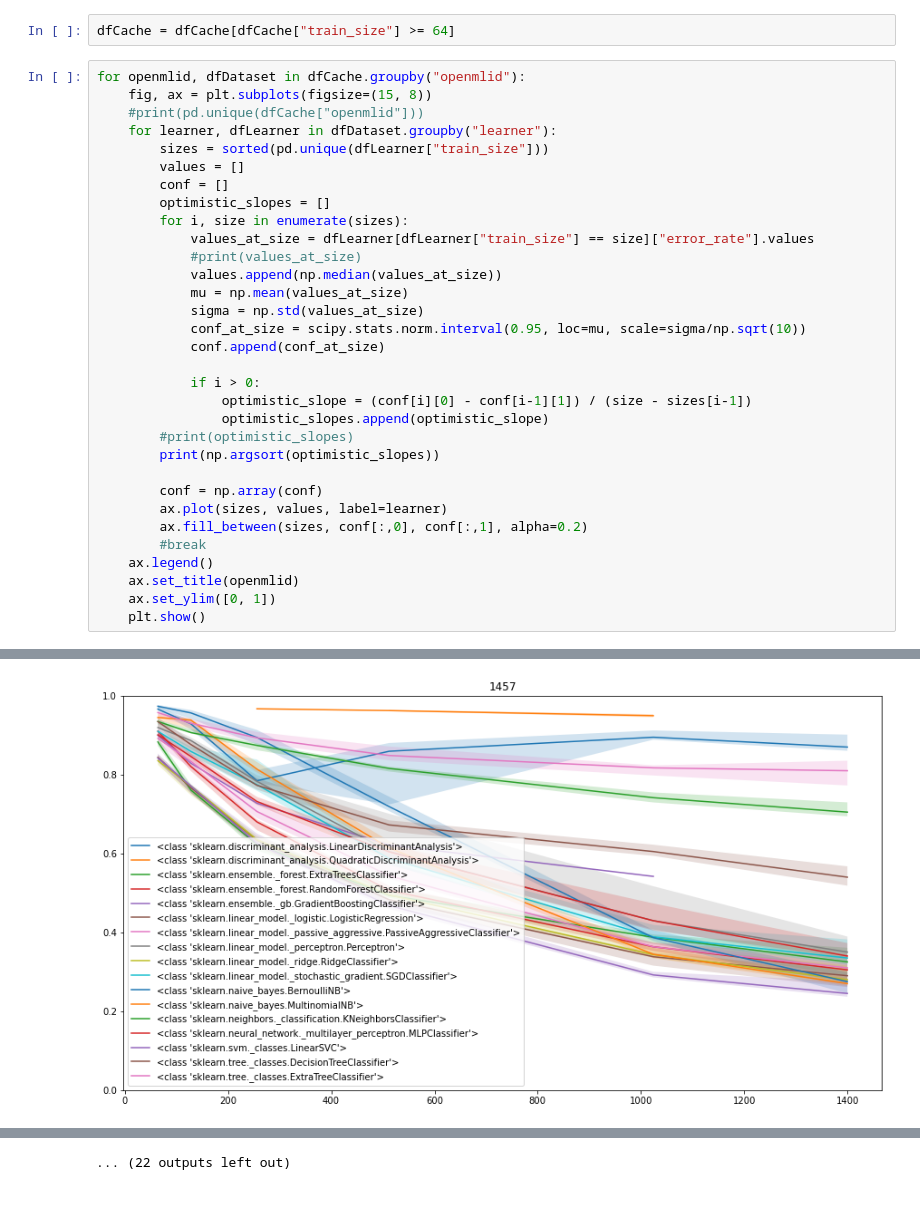
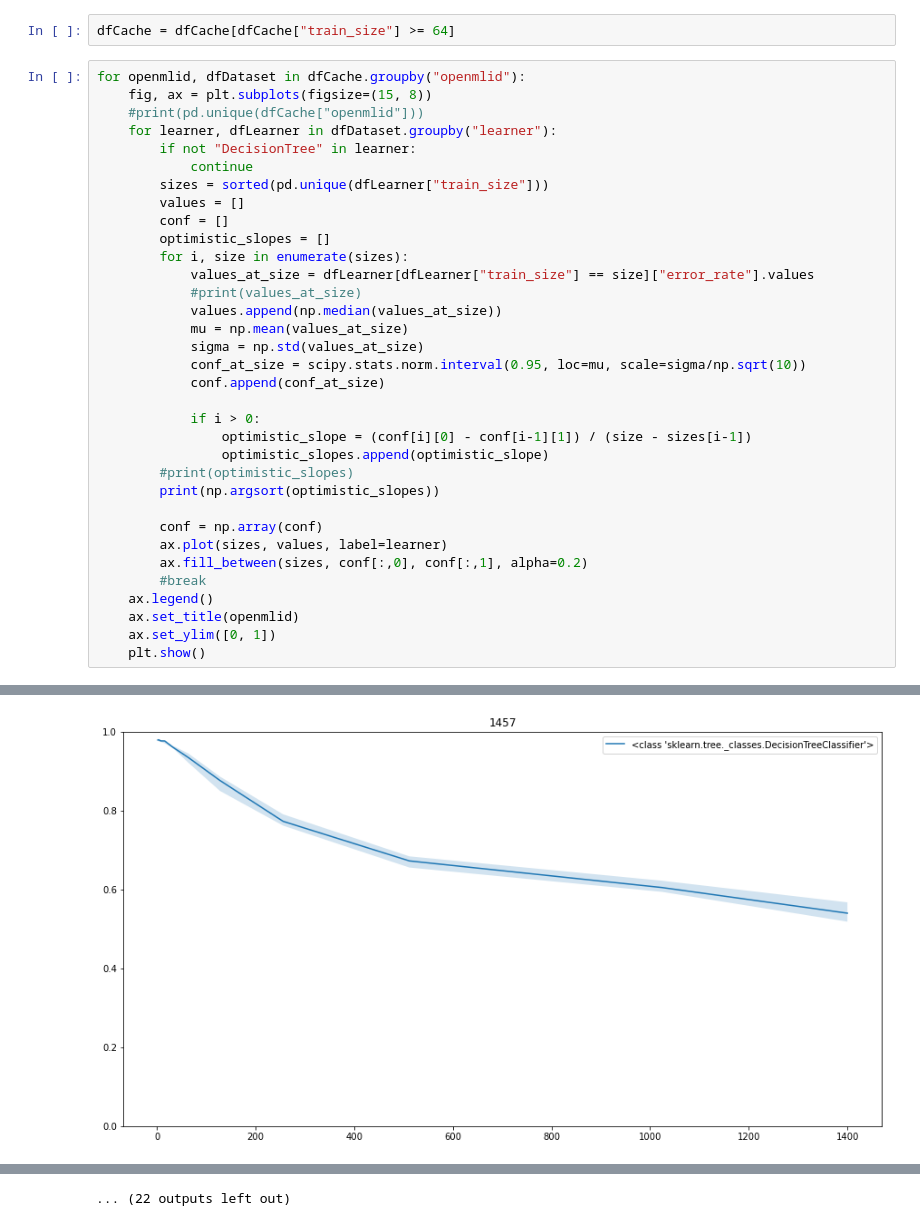
Before and after one commit to fmohr/lccv, a Jupyter notebook: lccv/caching.ipynb, the cells around one changed output, grey strips where cells are left out. Drawn from its saved outputs; the diff is of its cells as text.

```diff
--- a/lccv/caching.ipynb
+++ b/lccv/caching.ipynb
@@ -256,6 +150,8 @@ for openmlid, dfDataset in dfCache.groupby("openmlid"):
     fig, ax = plt.subplots(figsize=(15, 8))
     #print(pd.unique(dfCache["openmlid"]))
     for learner, dfLearner in dfDataset.groupby("learner"):
+        if not "DecisionTree" in learner:
+            continue
         sizes = sorted(pd.unique(dfLearner["train_size"]))
         values = []
         conf = []
@@ -304 +184 @@ for openmlid, dfDataset in dfCache.groupby("openmlid"):
-[figure, old version]
+[figure, new version]
```
Also changed, not shown: parts of 3 cells of this notebook, 16 other files.
